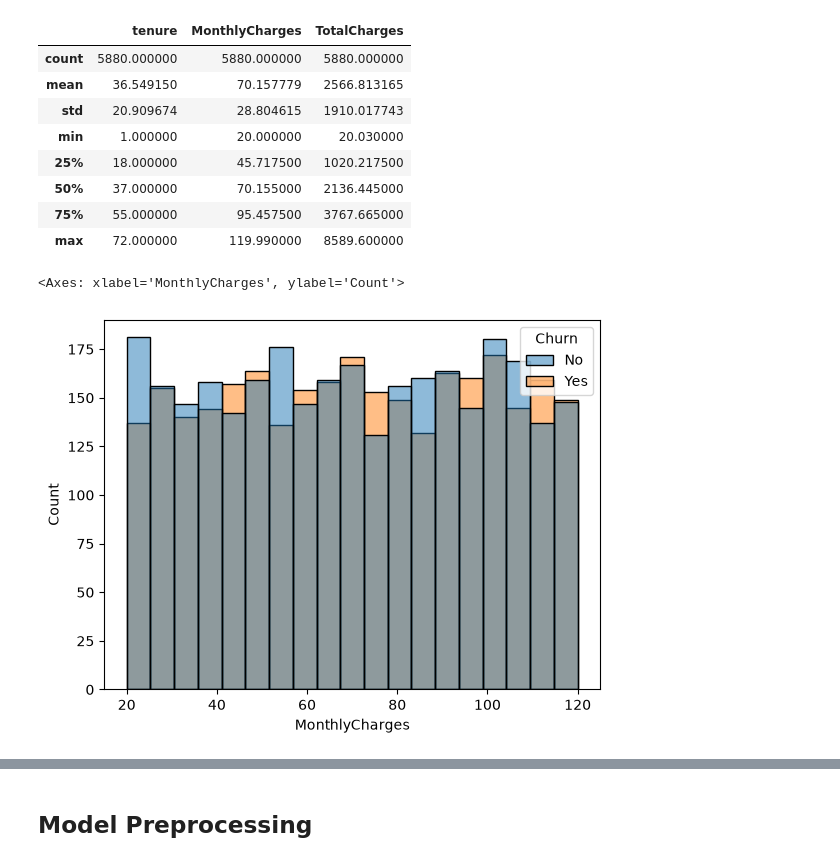
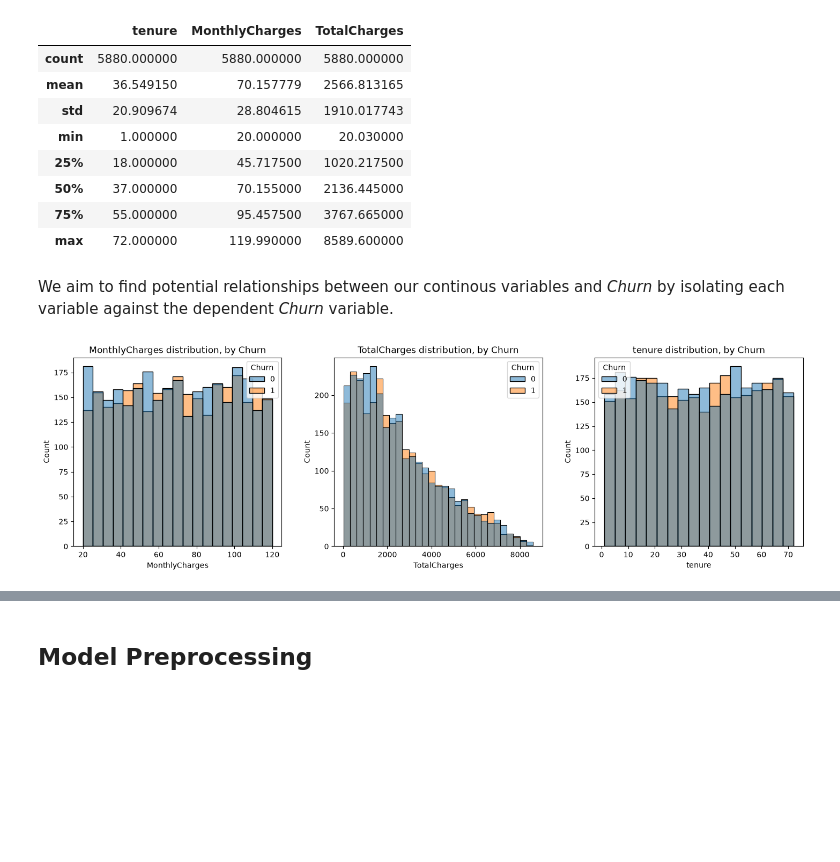
Before and after one commit to aneesakram/customer-churn-prediction, a Jupyter notebook: churnModel.ipynb, the cells around one changed output, grey strips where cells are left out. Cells and saved outputs as stored; diff of their text form; code cells hidden in the pictures; blank space fills up the shorter version.

```diff
--- a/churnModel.ipynb
+++ b/churnModel.ipynb
@@ -104,0 +108,4 @@ df.head()
+# %%
+# Run it again to see new unique value counts
+for col in df.columns:
+    print(f"{df[col].name}: {df[col].nunique()}")
@@ -110,7 +138,7 @@ binary_cols = [col for col in df.select_dtypes(include=["object","str"]).columns
 # Converting binary columns to numeric values using factorization
 def numericize_col(df, object_cols):
     for col in object_cols:
-        df[f'{col}_encoded'] = pd.factorize(df[col])[0]
+        df[f'{col}'] = pd.factorize(df[col])[0]
     return df
 
 df = numericize_col(df, binary_cols)
@@ -127,8 +164,20 @@ df[cols].describe()
 | 50% | 37.000000 | 70.155000 | 2136.445000 |
 | 75% | 55.000000 | 95.457500 | 3767.665000 |
 | max | 72.000000 | 119.990000 | 8589.600000 |
-# %%
-sns.histplot(df, x="MonthlyCharges", hue="Churn")
-# %% [output]
-<Axes: xlabel='MonthlyCharges', ylabel='Count'>
-[figure, removed]
+# %% [markdown]
+We aim to find potential relationships between our continous variables and *Churn* by isolating each variable against the dependent *Churn* variable.
+# %%
+fig, axes = plt.subplots(1, 3, figsize=(15,5))
+
+sns.histplot(df, x='MonthlyCharges', hue="Churn", ax=axes[0])
+axes[0].set_title("MonthlyCharges distribution, by Churn")
+
+sns.histplot(df, x='TotalCharges', hue="Churn", ax=axes[1])
+axes[1].set_title("TotalCharges distribution, by Churn")
+
+sns.histplot(df, x='tenure', hue="Churn", ax=axes[2])
+axes[2].set_title("tenure distribution, by Churn")
+
+plt.tight_layout(pad=3)
+# %% [output]
+[figure, added]
```
Also changed, not shown: parts of 27 cells of this notebook, 1 other file.
